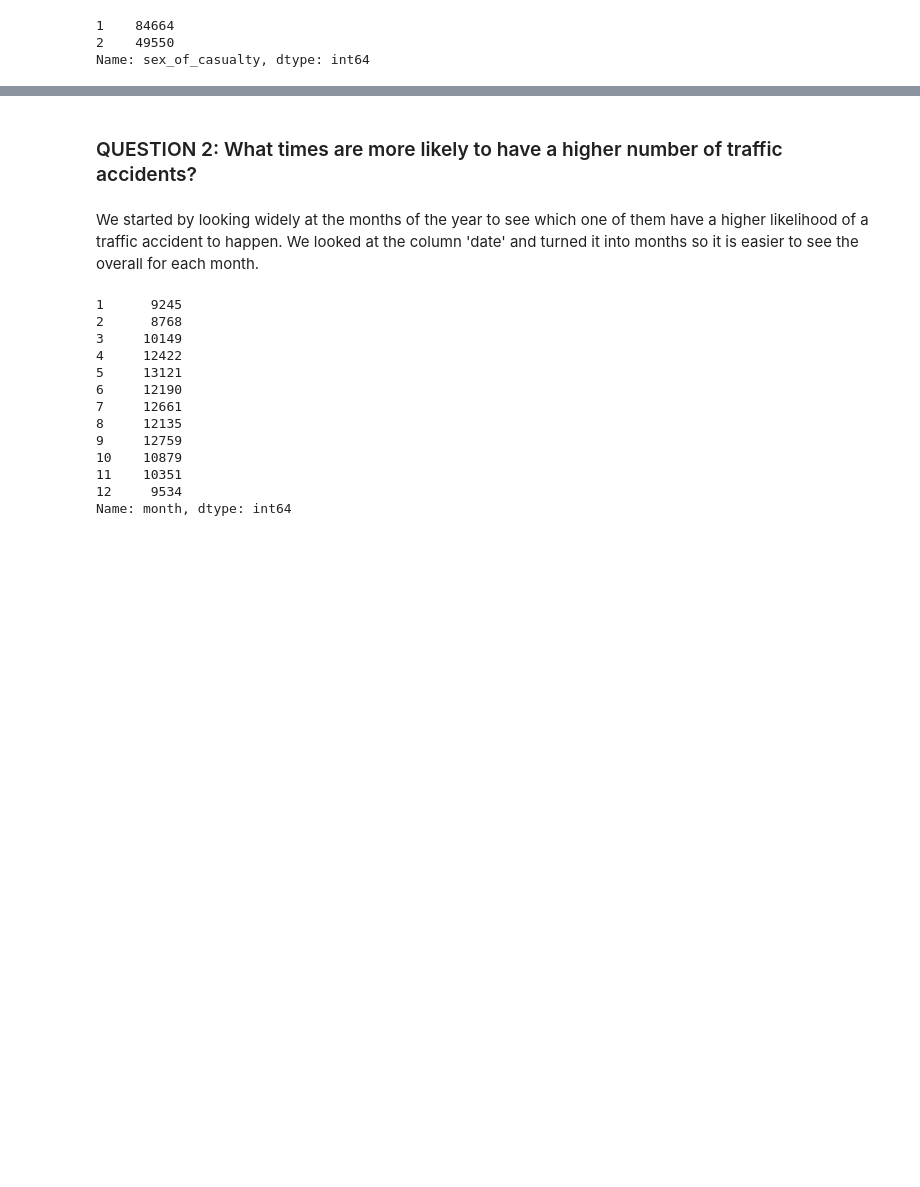
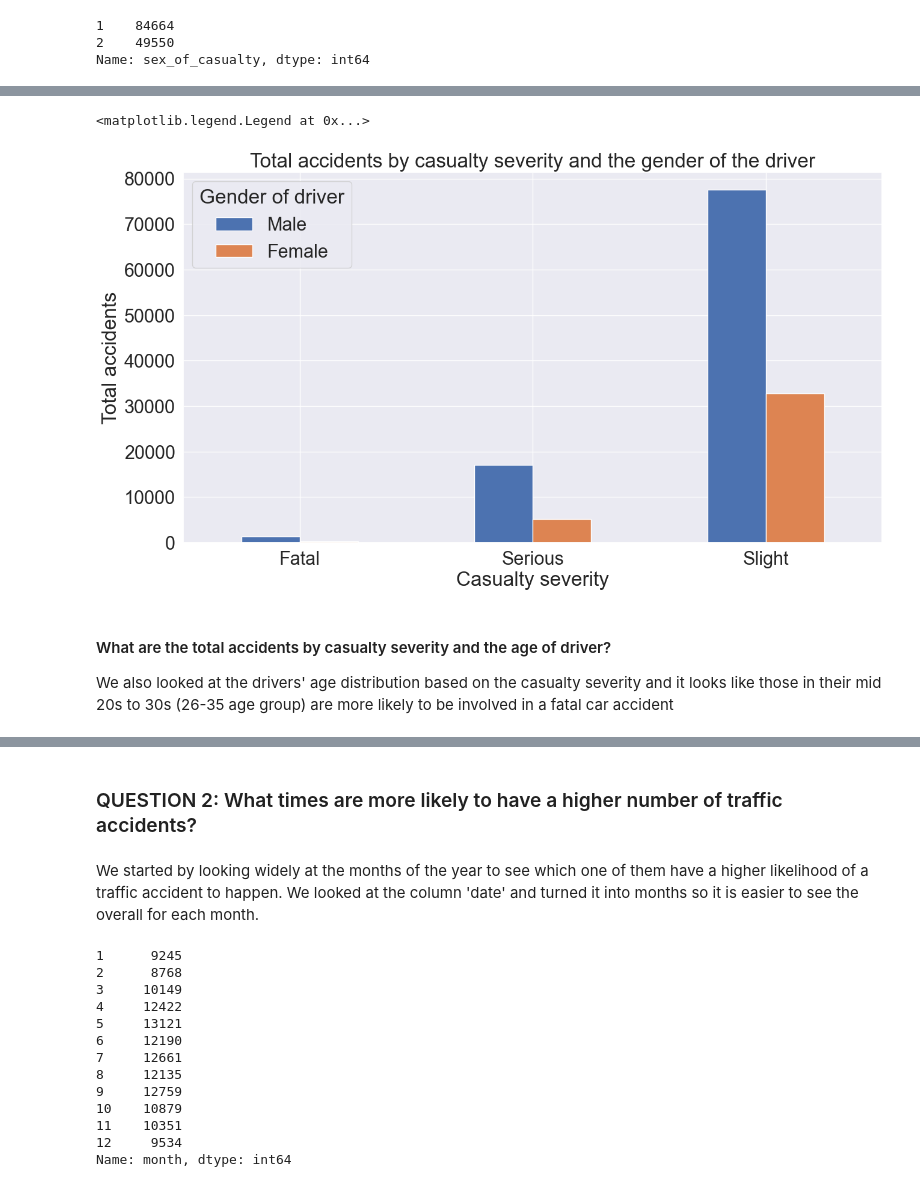
Before and after one commit to clarissa-lo/CFG_project, a Jupyter notebook: Project code/Data analysis.ipynb, the cells around one changed output, grey strips where cells are left out. Cells and saved outputs as stored; diff of their text form; code cells hidden in the pictures; blank space fills up the shorter version.

```diff
--- a/Project code/Data analysis.ipynb
+++ b/Project code/Data analysis.ipynb
@@ -413,0 +398,21 @@ plt.legend(title="Age of casualty", labels=age_band, loc="upper left")
+# %%
+# plot the total accidents by casualty severity and gender of drivers
+# bars
+PIVOT_TBL_1c.plot(kind="bar", figsize=(15,8))
+
+# x-axis
+plt.xlabel('Casualty severity')
+plt.xticks(range(0,3),labels=(severity),rotation ='horizontal')
+
+# y-axis
+plt.ylabel('Total accidents')
+
+# other elements
+plt.title('Total accidents by casualty severity and the gender of the driver')
+plt.legend(title="Gender of driver", labels=["Male", "Female"], loc="upper left")
+# %% [output]
+<matplotlib.legend.Legend at 0x...>
+[figure, added]
+# %% [markdown]
+#### What are the total accidents by casualty severity and the age of driver?
+We also looked at the drivers' age distribution based on the casualty severity and it looks like those in their mid 20s to 30s (26-35 age group) are more likely to be involved in a fatal car accident
```
Also changed, not shown: parts of 62 cells of this notebook.
